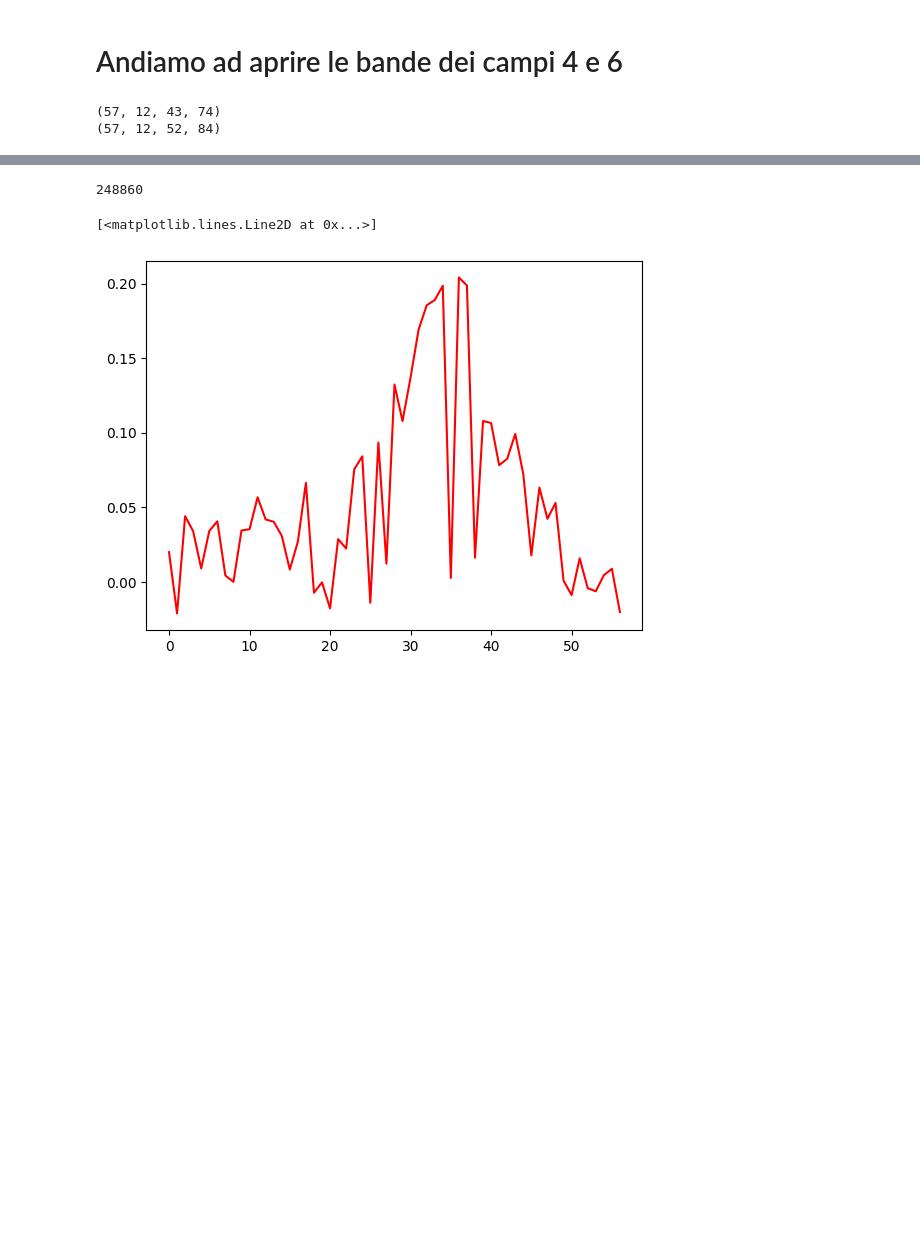
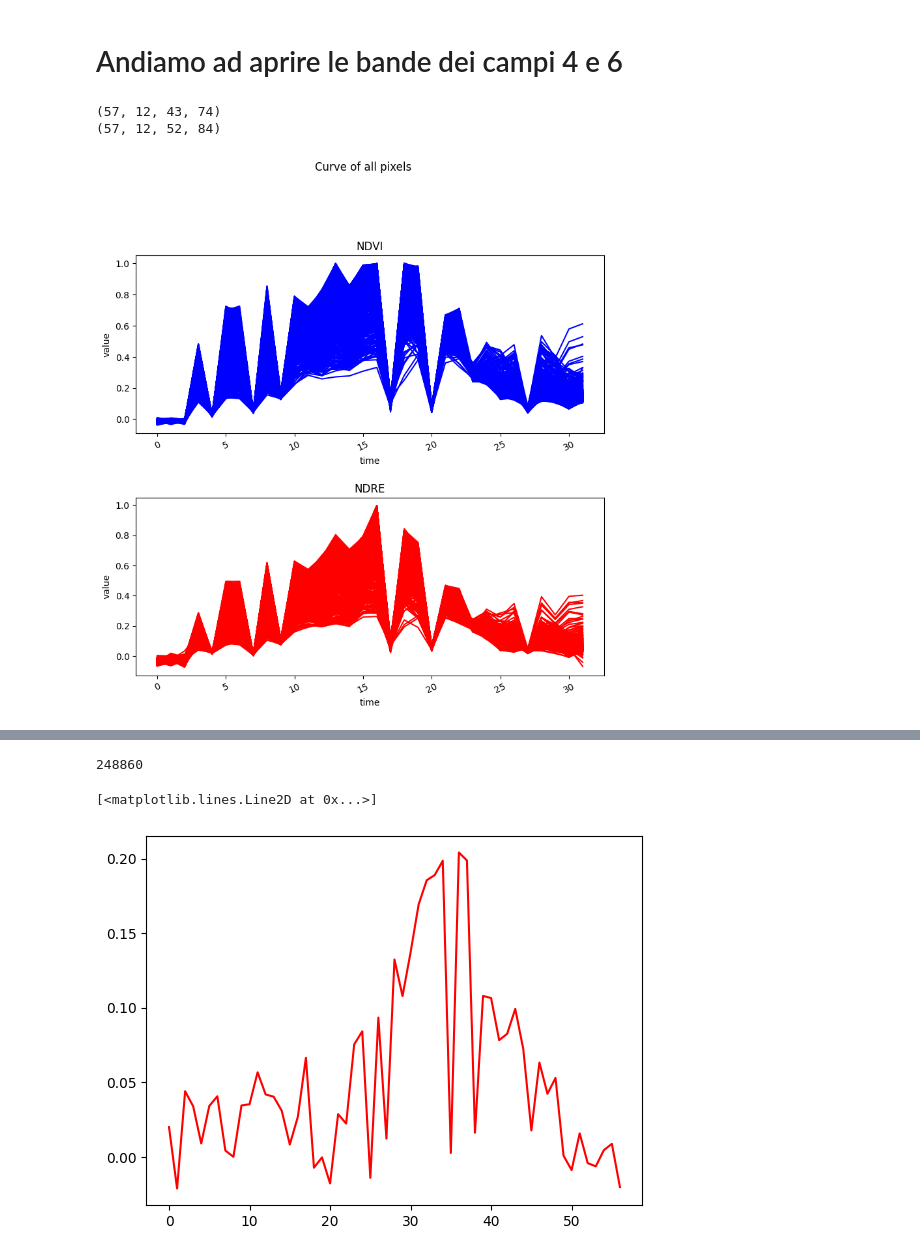
Before and after one commit to Simone-Scalella/BigDataProject, a Jupyter notebook: campi_4_6.ipynb, the cells around one changed output, grey strips where cells are left out. Drawn from its saved outputs; the diff is of its cells as text; code cells hidden in the pictures; blank space fills up the shorter version.

```diff
--- a/campi_4_6.ipynb
+++ b/campi_4_6.ipynb
@@ -41,0 +25,52 @@ for a in range(Allpixelndvi6.shape[1]):
+# %%
+Allpixelndvi4 = (campo4[:,7,:,:]-campo4[:,3,:,:])/(campo4[:,7,:,:]+campo4[:,3,:,:])
+
+Allpixelndre4 = (campo4[:,7,:,:]-campo4[:,4,:,:])/(campo4[:,7,:,:]+campo4[:,4,:,:])
+
+Allpixelndvi6 = (campo6[:,7,:,:]-campo6[:,3,:,:])/(campo6[:,7,:,:]+campo6[:,3,:,:])
+
+Allpixelndre6 = (campo6[:,7,:,:]-campo6[:,4,:,:])/(campo6[:,7,:,:]+campo6[:,4,:,:])
+
+NDVI_cut_4 = Allpixelndvi4[18:50,:,:]
+NDRE_cut_4 = Allpixelndre4[18:50,:,:]
+NDVI_cut_6 = Allpixelndvi6[18:50,:,:]
+NDRE_cut_6 = Allpixelndre6[18:50,:,:]
+# %%
+'''validePixelNDVI4 = np.zeros([57,43,74])
+#validePixelNDRE = []
+for a in range(Allpixelndvi4.shape[1]):
+    for b in range(Allpixelndvi4.shape[2]):
+        if(not np.isnan(np.sum(Allpixelndvi4[:,a,b]))):
+            validePixelNDVI4[:,a,b] = Allpixelndvi4[:,a,b]'''
+
+fig, axs = plt.subplots(nrows=2, ncols=1, figsize=(9, 9))
+fig.suptitle('Curve of all pixels')
+fig.tight_layout(pad=5.0)
+plt.sca(axs[0])
+plt.title('NDVI')
+plt.xticks(rotation=25) # Needed for rotating the date labels
+validePixelNDVI_4 = []
+validePixelNDRE_4 = []
+for a in range(NDVI_cut_4.shape[1]):
+    for b in range(NDVI_cut_4.shape[2]):
+        if(np.sum(NDVI_cut_4[:,a,b] != 0)):
+            validePixelNDVI_4.append(NDVI_cut_4[:,a,b])
+            validePixelNDRE_4.append(NDRE_cut_4[:,a,b])
+        #axs.plot(date,NDVI[:,a,b],color='blue')
+
+for a in range(len(validePixelNDVI_4)):
+    axs[0].plot(range(32),validePixelNDVI_4[a],color='blue')
+    axs[0].set_xlabel("time")
+    axs[0].set_ylabel("value")
+
+for a in range(len(validePixelNDRE_4)):
+    axs[1].plot(range(32),validePixelNDRE_4[a],color='red')
+    axs[1].set_xlabel("time")
+    axs[1].set_ylabel("value")
+
+plt.sca(axs[1])
+plt.title('NDRE')
+plt.xticks(rotation=25)
+plt.show()
+# %% [output]
+[figure, added]
```
Also changed, not shown: parts of 9 cells of this notebook.
